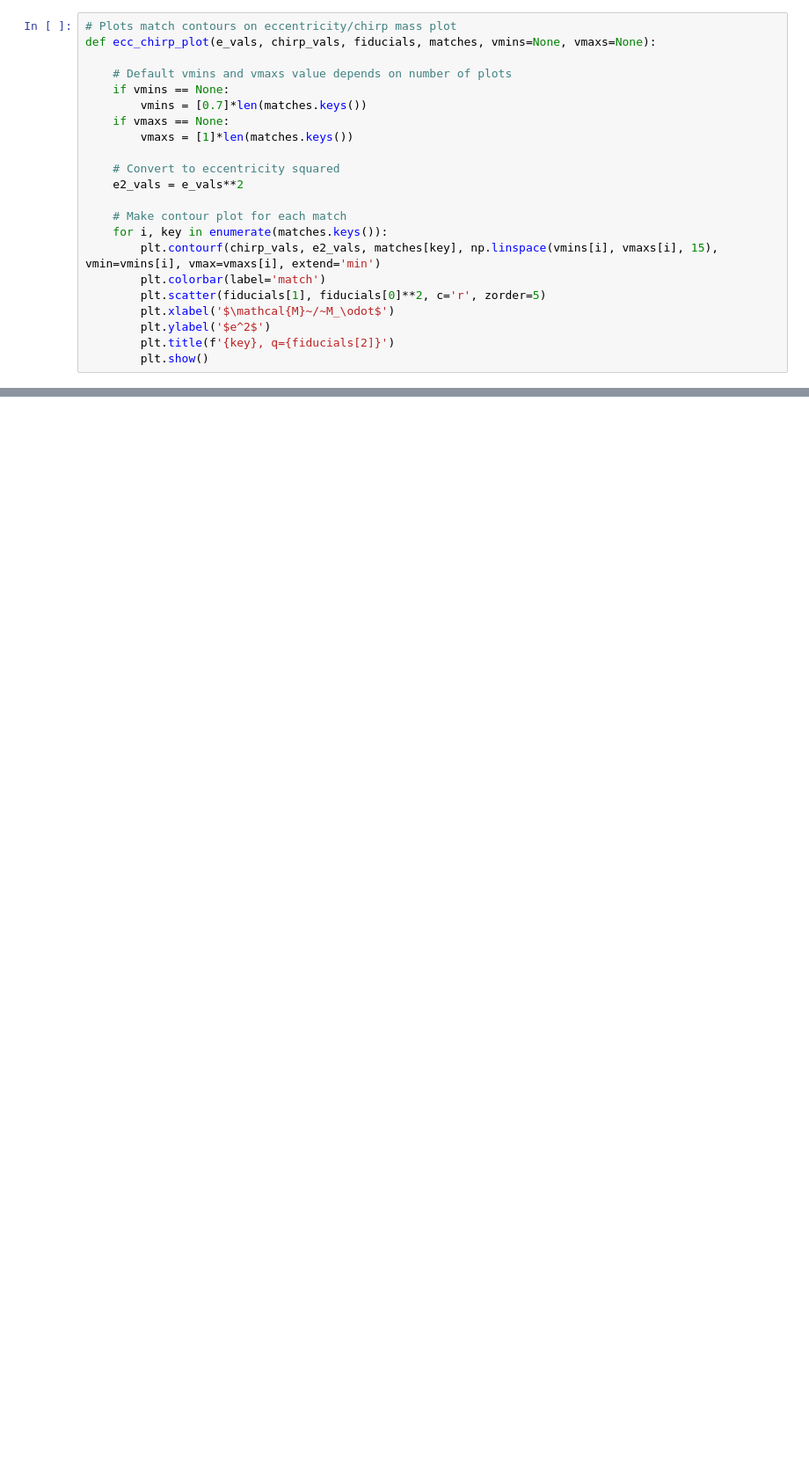
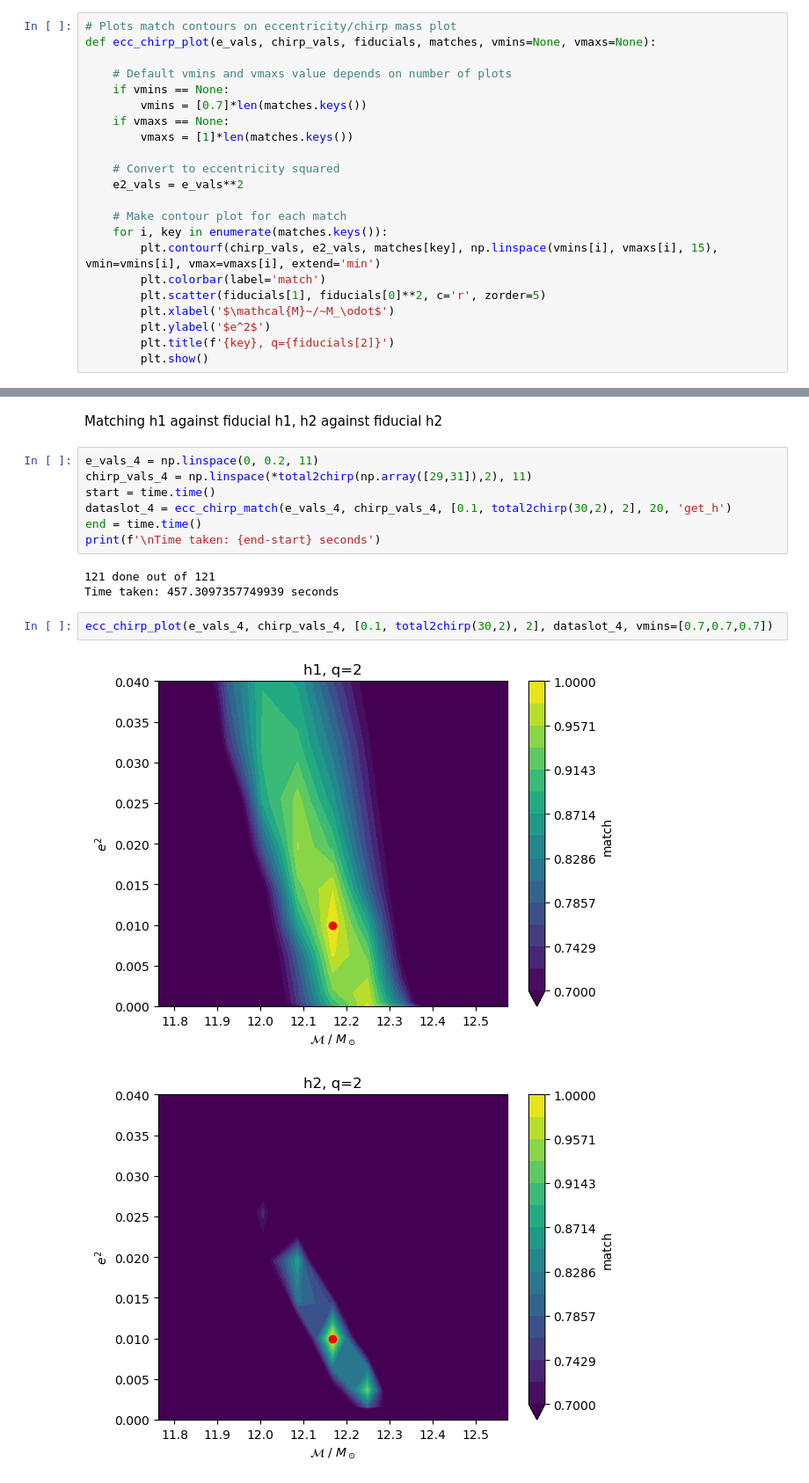
Before and after one commit to BenGPatterson/EccentricBinaries, a Jupyter notebook: notebooks/e_sqrd_chirp_plots.ipynb, the cells around one changed output, grey strips where cells are left out. Shown at 88% size. Drawn from its saved outputs; the diff is of its cells as text; blank space fills up the shorter version.

```diff
--- a/notebooks/e_sqrd_chirp_plots.ipynb
+++ b/notebooks/e_sqrd_chirp_plots.ipynb
@@ -113,0 +181,17 @@ ecc_chirp_plot(e_vals_2, chirp_vals_2, [0.1, 24, 2], dataslot_2, vmins=[0.7,0,0.
+# %% [markdown]
+Matching h1 against fiducial h1, h2 against fiducial h2
+# %%
+e_vals_4 = np.linspace(0, 0.2, 11)
+chirp_vals_4 = np.linspace(*total2chirp(np.array([29,31]),2), 11)
+start = time.time()
+dataslot_4 = ecc_chirp_match(e_vals_4, chirp_vals_4, [0.1, total2chirp(30,2), 2], 20, 'get_h')
+end = time.time()
+print(f'\nTime taken: {end-start} seconds')
+# %% [output]
+121 done out of 121
+Time taken: 457.3097357749939 seconds
+# %%
+ecc_chirp_plot(e_vals_4, chirp_vals_4, [0.1, total2chirp(30,2), 2], dataslot_4, vmins=[0.7,0.7,0.7])
+# %% [output]
+[figure, added]
+[figure, added]
```
Also changed, not shown: parts of 23 cells of this notebook, 1 other file.
